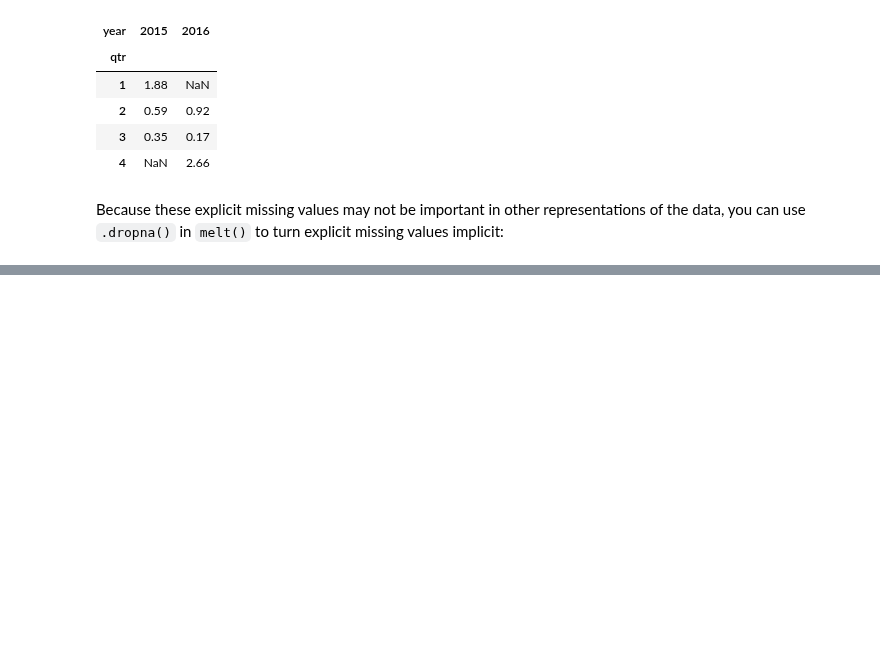
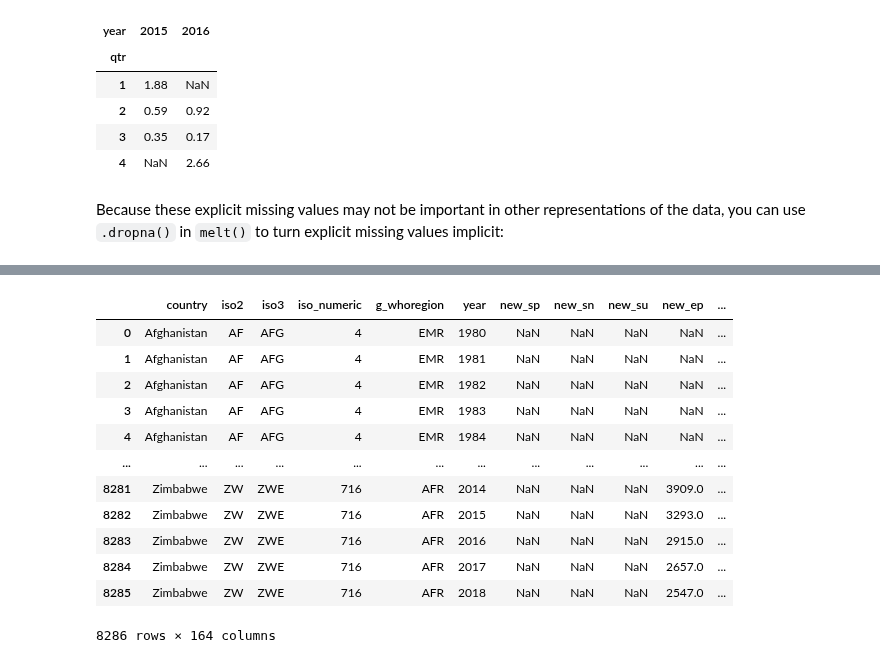
Before and after one commit to markumreed/ds4b, a Jupyter notebook: python_ds4b/02_wrangle/03_tidy_data.ipynb, the cells around one changed output, grey strips where cells are left out. Drawn from its saved outputs; the diff is of its cells as text; code cells hidden in the pictures; blank space fills up the shorter version.

```diff
--- a/python_ds4b/02_wrangle/03_tidy_data.ipynb
+++ b/python_ds4b/02_wrangle/03_tidy_data.ipynb
@@ -431,0 +514,19 @@ There’s one other important tool that you should know for working with missing
+# %%
+url = "https://extranet.who.int/tme/generateCSV.asp?ds=notifications"
+who = pd.read_csv(url)
+# %%
+who
+# %% [output]
+|  | country | iso2 | iso3 | iso_numeric | g_whoregion | year | new_sp | new_sn | new_su | new_ep | ... |
+| 0 | Afghanistan | AF | AFG | 4 | EMR | 1980 | NaN | NaN | NaN | NaN | ... |
+| 1 | Afghanistan | AF | AFG | 4 | EMR | 1981 | NaN | NaN | NaN | NaN | ... |
+| 2 | Afghanistan | AF | AFG | 4 | EMR | 1982 | NaN | NaN | NaN | NaN | ... |
+| 3 | Afghanistan | AF | AFG | 4 | EMR | 1983 | NaN | NaN | NaN | NaN | ... |
+| 4 | Afghanistan | AF | AFG | 4 | EMR | 1984 | NaN | NaN | NaN | NaN | ... |
+| ... | ... | ... | ... | ... | ... | ... | ... | ... | ... | ... | ... |
+| 8281 | Zimbabwe | ZW | ZWE | 716 | AFR | 2014 | NaN | NaN | NaN | 3909.0 | ... |
+| 8282 | Zimbabwe | ZW | ZWE | 716 | AFR | 2015 | NaN | NaN | NaN | 3293.0 | ... |
+| 8283 | Zimbabwe | ZW | ZWE | 716 | AFR | 2016 | NaN | NaN | NaN | 2915.0 | ... |
+| 8284 | Zimbabwe | ZW | ZWE | 716 | AFR | 2017 | NaN | NaN | NaN | 2657.0 | ... |
+| 8285 | Zimbabwe | ZW | ZWE | 716 | AFR | 2018 | NaN | NaN | NaN | 2547.0 | ... |
+8286 rows × 164 columns
```
Also changed, not shown: parts of 14 cells of this notebook.
